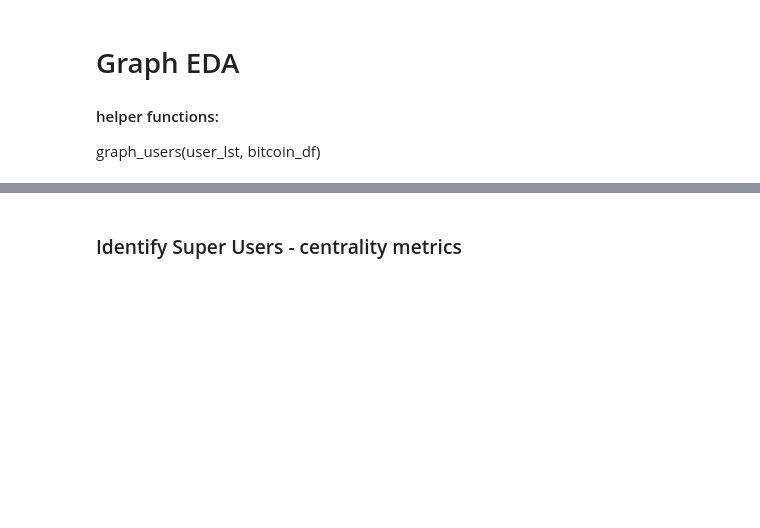
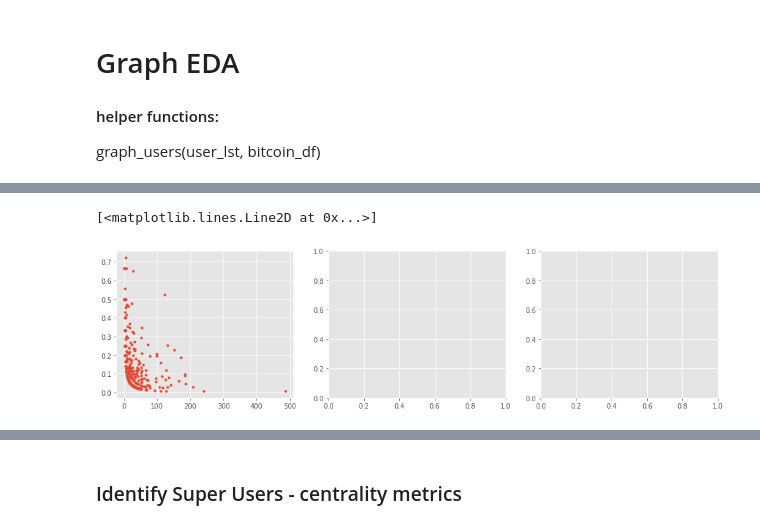
Before and after one commit to allanalberts/Fighting-Fraud-With-Graph-Theory, a Jupyter notebook: notebooks/graph_eda.ipynb, the cells around one changed output, grey strips where cells are left out. Drawn from its saved outputs; the diff is of its cells as text; code cells hidden in the pictures; blank space fills up the shorter version.

```diff
--- a/notebooks/graph_eda.ipynb
+++ b/notebooks/graph_eda.ipynb
@@ -52,0 +114,16 @@ Edge Count: 22650
+# %%
+#  who is giving the negative ratings
+# There are 4 individuals who have 100+ pos ratings given but > 20% of ratings are also negative. These
+# are not likely victims as they would be discouraged by now. More likely vigilantees tracking down
+# fraudsters (based on network associations?) and giving them negative ratings.
+
+# Interesting to see how may negatives they received back
+alpha_users['NegGivenPct'] = alpha_users['NegGivenCnt'] / (alpha_users['NegGivenCnt'] + alpha_users['PosGivenCnt'])
+
+fig, axs = plt.subplots(1,3, figsize=(16,4))
+x = alpha_users['PosGivenCnt']
+y = alpha_users['NegGivenPct']
+axs[0].plot(x, y, '.')
+# %% [output]
+[<matplotlib.lines.Line2D at 0x...>]
+[figure, added]
```
Also changed, not shown: parts of 24 cells of this notebook, 2 other files.
